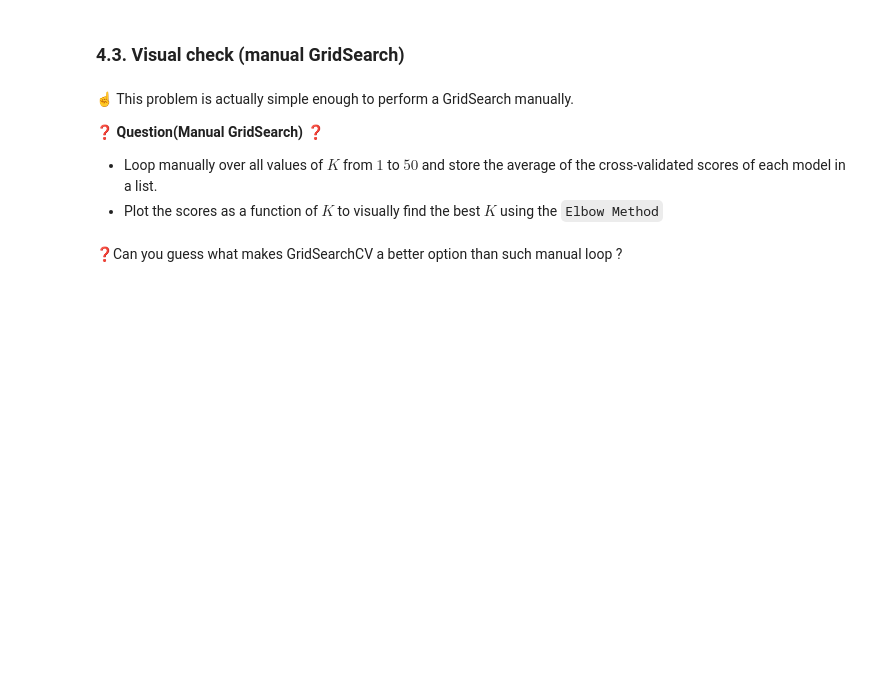
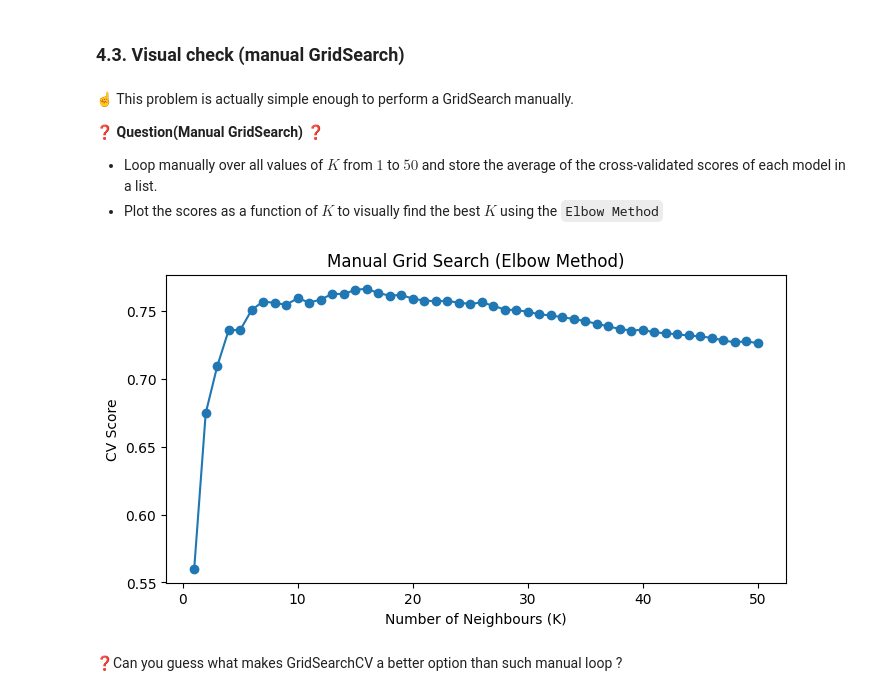
Before and after one commit to andyheggs/data-workflow, a Jupyter notebook: Workflow.ipynb, the cells around one changed output. Drawn from its saved outputs; the diff is of its cells as text; code cells hidden in the pictures; blank space fills up the shorter version.

```diff
--- a/Workflow.ipynb
+++ b/Workflow.ipynb
@@ -96,7 +96,7 @@ from sklearn.neighbors import KNeighborsRegressor
 
 
 # Hyperparameter Grid
-param_grid = {'n_neighbors': [1, 5, 10, 20, 50]}
+param_grid = {'n_neighbors': [1, 5, 10, 15, 20, 35, 50]}
 
 # Instantiate Grid Search
 grid_search = GridSearchCV(KNeighborsRegressor(), param_grid, cv=5, n_jobs=-1)
@@ -177,6 +177,25 @@ git push origin master
 
 - Loop manually over all values of $K$ from $1$ to $50$ and store the average of the cross-validated scores of each model in a list.
 - Plot the scores as a function of $K$ to visually find the best $K$ using the `Elbow Method`
+# %%
+import matplotlib.pyplot as plt
+
+k_values = range(1, 51)
+mean_scores = []
+
+for k in k_values:
+    knn = KNeighborsRegressor(n_neighbors=k)
+    scores = cross_val_score(knn, X_train_scaled, y_train, cv=5)
+    mean_scores.append(scores.mean())
+
+plt.figure(figsize=(8, 4))
+plt.plot(k_values, mean_scores, marker='o')
+plt.xlabel('Number of Neighbours (K)')
+plt.ylabel('CV Score')
+plt.title('Manual Grid Search (Elbow Method)')
+plt.show()
+# %% [output]
+[figure, added]
 # %% [markdown]
 ❓Can you guess what makes GridSearchCV a better option than such manual loop ?
 # %% [markdown]
```
Also changed, not shown: parts of 18 cells of this notebook.
